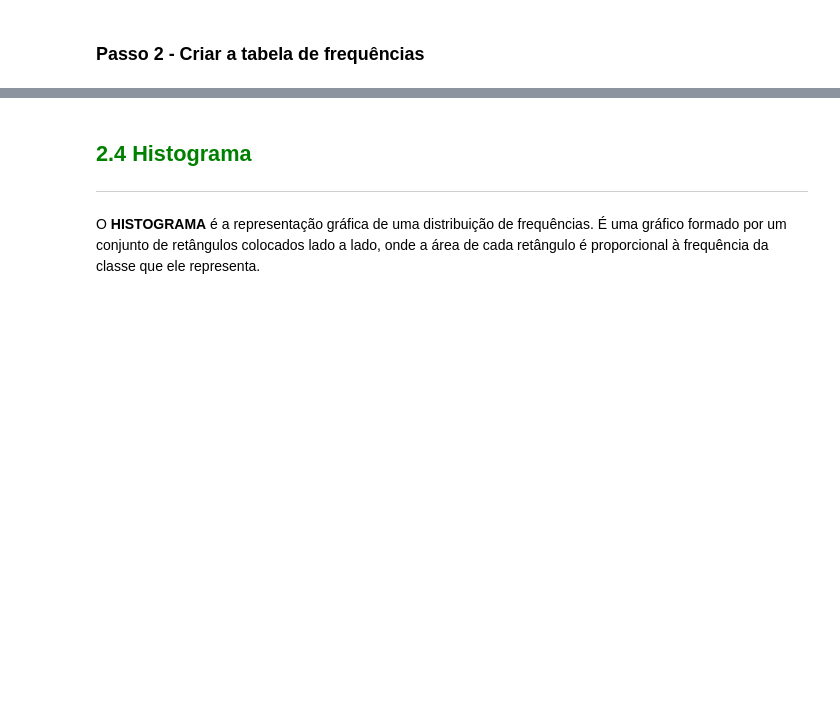
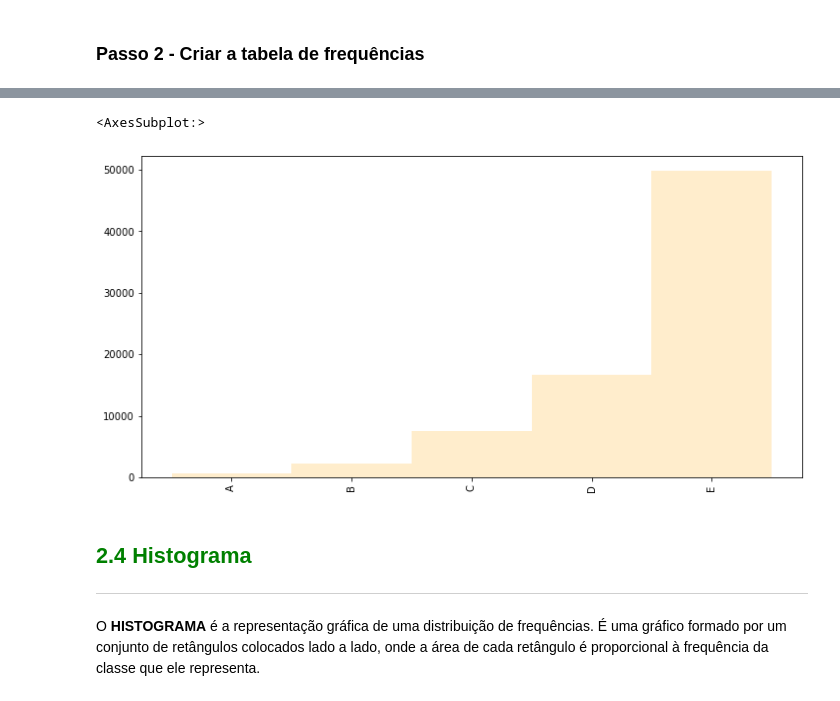
Before and after one commit to rafaelborto/Estat_PY, a Jupyter notebook: Curso_de_Estatística_Parte_1.ipynb, the cells around one changed output, grey strips where cells are left out. Cells and saved outputs as stored; diff of their text form; code cells hidden in the pictures; blank space fills up the shorter version.

```diff
--- a/Curso_de_Estatística_Parte_1.ipynb
+++ b/Curso_de_Estatística_Parte_1.ipynb
@@ -577,3 +601,8 @@ dist_freq_sal
+# %%
+dist_freq_qnt_pers['Frequencia'].plot.bar(width = 1, color = 'orange', alpha = 0.2, figsize = (12,6))
+# %% [output]
+<AxesSubplot:>
+[figure, added]
 # %% [markdown]
 ## <font color=green>2.4 Histograma</font>
 ***
```
Also changed, not shown: parts of 6 cells of this notebook.
